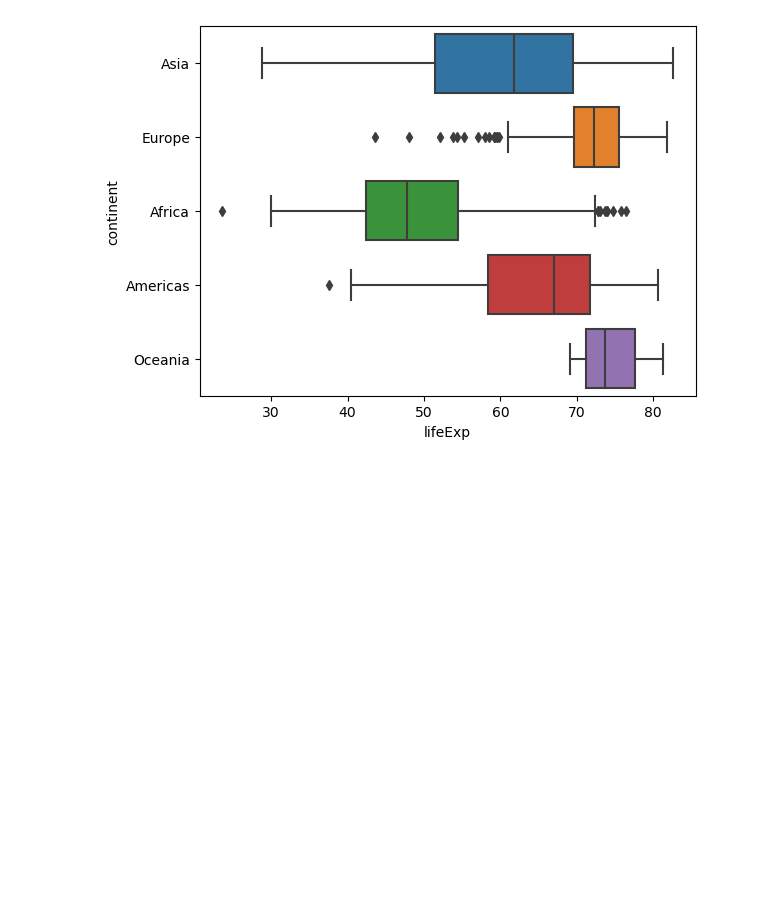
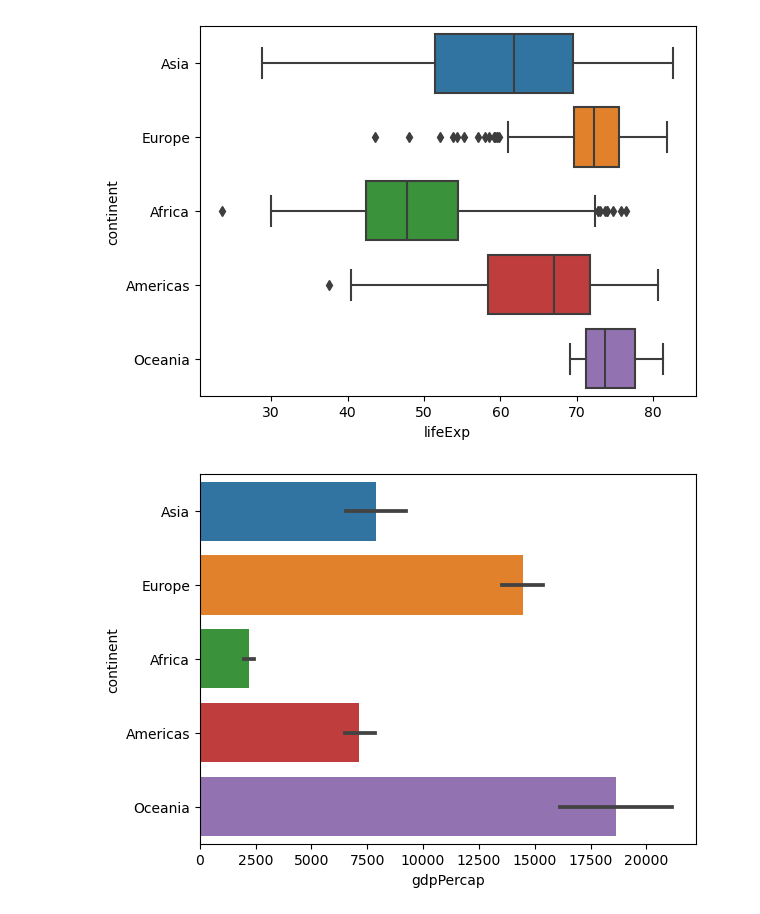
Before and after one commit to elmunoz42/python-plots, a Jupyter notebook: plot-examples.ipynb, the cells around one changed output. Drawn from its saved outputs; the diff is of its cells as text; code cells hidden in the pictures; blank space fills up the shorter version.

```diff
--- a/plot-examples.ipynb
+++ b/plot-examples.ipynb
@@ -50,3 +50,9 @@ boxplot1_fig = boxplot1.get_figure()
 boxplot1_fig.savefig('images/plot2.png')
 # %% [output]
 [figure]
+# %%
+boxplot2 = sns.barplot(data=gapminder, x="gdpPercap", y="continent")
+boxplot2_fig = boxplot2.get_figure()
+boxplot2_fig.savefig('images/plot3.png')
+# %% [output]
+[figure, added]
```
Also changed, not shown: parts of 1 cell of this notebook, 1 other file.
